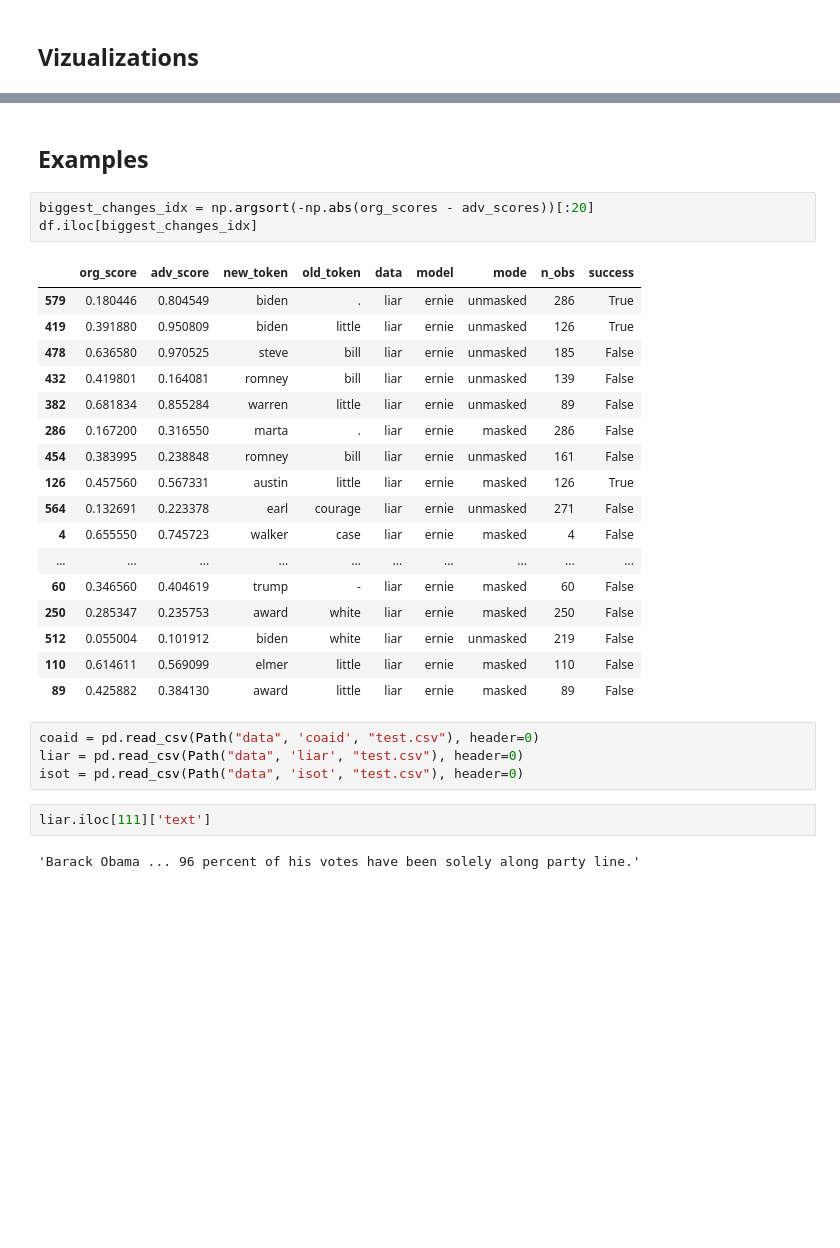
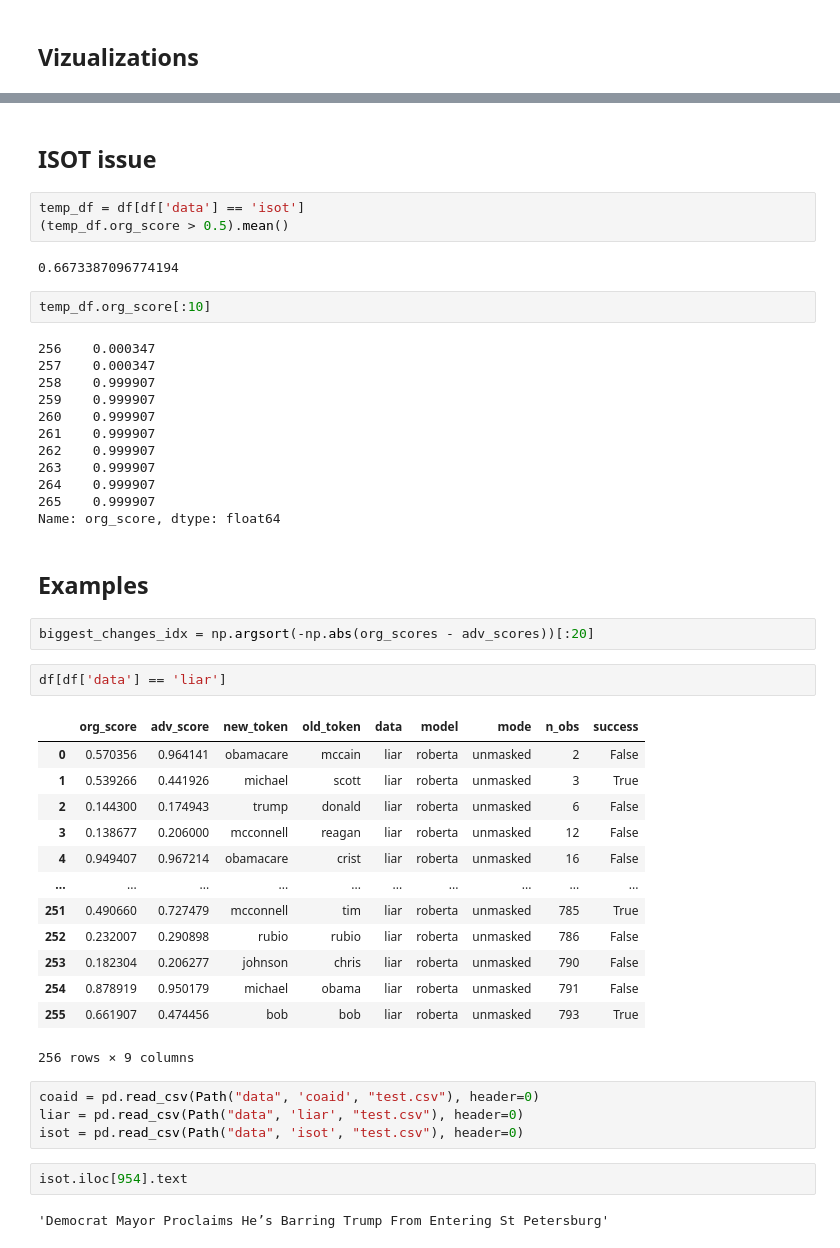
Before and after one commit to azoz01/nlp-2024-fake, a Jupyter notebook: notebooks/results_analysis.ipynb, the cells around one changed output, grey strips where cells are left out. Cells and saved outputs as stored; diff of their text form; blank space fills up the shorter version.

```diff
--- a/notebooks/results_analysis.ipynb
+++ b/notebooks/results_analysis.ipynb
@@ -133,31 +155,49 @@ sns.boxplot(data=temp_df, x='data', y='ratio')
+# %% [markdown]
+## ISOT issue
+# %%
+temp_df = df[df['data'] == 'isot']
+(temp_df.org_score > 0.5).mean()
+# %% [output]
+0.6673387096774194
+# %%
+temp_df.org_score[:10]
+# %% [output]
+256    0.000347
+257    0.000347
+258    0.999907
+259    0.999907
+260    0.999907
+261    0.999907
+262    0.999907
+263    0.999907
+264    0.999907
+265    0.999907
+Name: org_score, dtype: float64
 # %% [markdown]
 ## Examples
 # %%
 biggest_changes_idx = np.argsort(-np.abs(org_scores - adv_scores))[:20]
-df.iloc[biggest_changes_idx]
-# %% [output]
-|  | org_score | adv_score | new_token | old_token | data | model | mode | n_obs | success |
-| 579 | 0.180446 | 0.804549 | biden | . | liar | ernie | unmasked | 286 | True |
-| 419 | 0.391880 | 0.950809 | biden | little | liar | ernie | unmasked | 126 | True |
-| 478 | 0.636580 | 0.970525 | steve | bill | liar | ernie | unmasked | 185 | False |
-| 432 | 0.419801 | 0.164081 | romney | bill | liar | ernie | unmasked | 139 | False |
-| 382 | 0.681834 | 0.855284 | warren | little | liar | ernie | unmasked | 89 | False |
-| 286 | 0.167200 | 0.316550 | marta | . | liar | ernie | masked | 286 | False |
-| 454 | 0.383995 | 0.238848 | romney | bill | liar | ernie | unmasked | 161 | False |
-| 126 | 0.457560 | 0.567331 | austin | little | liar | ernie | masked | 126 | True |
-| 564 | 0.132691 | 0.223378 | earl | courage | liar | ernie | unmasked | 271 | False |
-| 4 | 0.655550 | 0.745723 | walker | case | liar | ernie | masked | 4 | False |
-| ... | ... | ... | ... | ... | ... | ... | ... | ... | ... |
-| 60 | 0.346560 | 0.404619 | trump | - | liar | ernie | masked | 60 | False |
-| 250 | 0.285347 | 0.235753 | award | white | liar | ernie | masked | 250 | False |
-| 512 | 0.055004 | 0.101912 | biden | white | liar | ernie | unmasked | 219 | False |
-| 110 | 0.614611 | 0.569099 | elmer | little | liar | ernie | masked | 110 | False |
-| 89 | 0.425882 | 0.384130 | award | little | liar | ernie | masked | 89 | False |
+# %%
+df[df['data'] == 'liar']
+# %% [output]
+|  | org_score | adv_score | new_token | old_token | data | model | mode | n_obs | success |
+| 0 | 0.570356 | 0.964141 | obamacare | mccain | liar | roberta | unmasked | 2 | False |
+| 1 | 0.539266 | 0.441926 | michael | scott | liar | roberta | unmasked | 3 | True |
+| 2 | 0.144300 | 0.174943 | trump | donald | liar | roberta | unmasked | 6 | False |
+| 3 | 0.138677 | 0.206000 | mcconnell | reagan | liar | roberta | unmasked | 12 | False |
+| 4 | 0.949407 | 0.967214 | obamacare | crist | liar | roberta | unmasked | 16 | False |
+| ... | ... | ... | ... | ... | ... | ... | ... | ... | ... |
+| 251 | 0.490660 | 0.727479 | mcconnell | tim | liar | roberta | unmasked | 785 | True |
+| 252 | 0.232007 | 0.290898 | rubio | rubio | liar | roberta | unmasked | 786 | False |
+| 253 | 0.182304 | 0.206277 | johnson | chris | liar | roberta | unmasked | 790 | False |
+| 254 | 0.878919 | 0.950179 | michael | obama | liar | roberta | unmasked | 791 | False |
+| 255 | 0.661907 | 0.474456 | bob | bob | liar | roberta | unmasked | 793 | True |
+256 rows × 9 columns
 # %%
 coaid = pd.read_csv(Path("data", 'coaid', "test.csv"), header=0)
 liar = pd.read_csv(Path("data", 'liar', "test.csv"), header=0)
 isot = pd.read_csv(Path("data", 'isot', "test.csv"), header=0)
 # %%
-liar.iloc[111]['text']
+isot.iloc[954].text
 # %% [output]
-'Barack Obama ... 96 percent of his votes have been solely along party line.'
+'Democrat Mayor Proclaims He’s Barring Trump From Entering St Petersburg'
```
Also changed, not shown: parts of 12 cells of this notebook, 2 other files.
